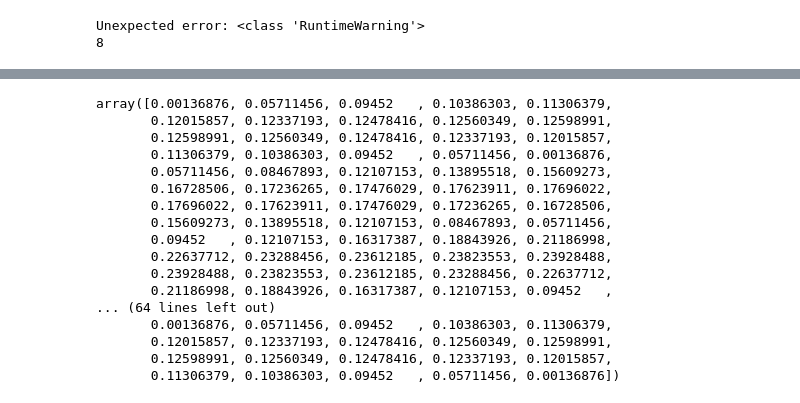
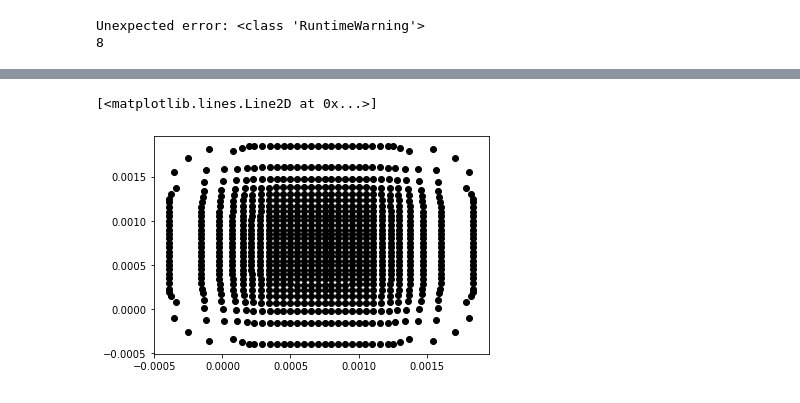
Before and after one commit to salinashds/sph_water, a Jupyter notebook: PW_SPH_water_v1.ipynb, the cells around one changed output, grey strips where cells are left out. Drawn from its saved outputs; the diff is of its cells as text; code cells hidden in the pictures.

```diff
--- a/PW_SPH_water_v1.ipynb
+++ b/PW_SPH_water_v1.ipynb
@@ -575,20 +575,5 @@ plt.quiver(r[k][:,0],r[k][:,1], a[k][:,0], a[k][:,1])
-# %%
-ρ_medio[19]
-# %% [output]
-array([0.00136876, 0.05711456, 0.09452   , 0.10386303, 0.11306379,
-       0.12015857, 0.12337193, 0.12478416, 0.12560349, 0.12598991,
-       0.12598991, 0.12560349, 0.12478416, 0.12337193, 0.12015857,
-       0.11306379, 0.10386303, 0.09452   , 0.05711456, 0.00136876,
-       0.05711456, 0.08467893, 0.12107153, 0.13895518, 0.15609273,
-       0.16728506, 0.17236265, 0.17476029, 0.17623911, 0.17696022,
-       0.17696022, 0.17623911, 0.17476029, 0.17236265, 0.16728506,
-       0.15609273, 0.13895518, 0.12107153, 0.08467893, 0.05711456,
-       0.09452   , 0.12107153, 0.16317387, 0.18843926, 0.21186998,
-       0.22637712, 0.23288456, 0.23612185, 0.23823553, 0.23928488,
-       0.23928488, 0.23823553, 0.23612185, 0.23288456, 0.22637712,
-       0.21186998, 0.18843926, 0.16317387, 0.12107153, 0.09452   ,
-... (64 lines left out)
-       0.00136876, 0.05711456, 0.09452   , 0.10386303, 0.11306379,
-       0.12015857, 0.12337193, 0.12478416, 0.12560349, 0.12598991,
-       0.12598991, 0.12560349, 0.12478416, 0.12337193, 0.12015857,
-       0.11306379, 0.10386303, 0.09452   , 0.05711456, 0.00136876])
+# %%
+plt.plot(r[k][:,0],r[k][:,1], "ko")
+# %% [output]
+[<matplotlib.lines.Line2D at 0x...>]
+[figure, added]
```
Also changed, not shown: parts of 1 cell of this notebook, 2 other files.
